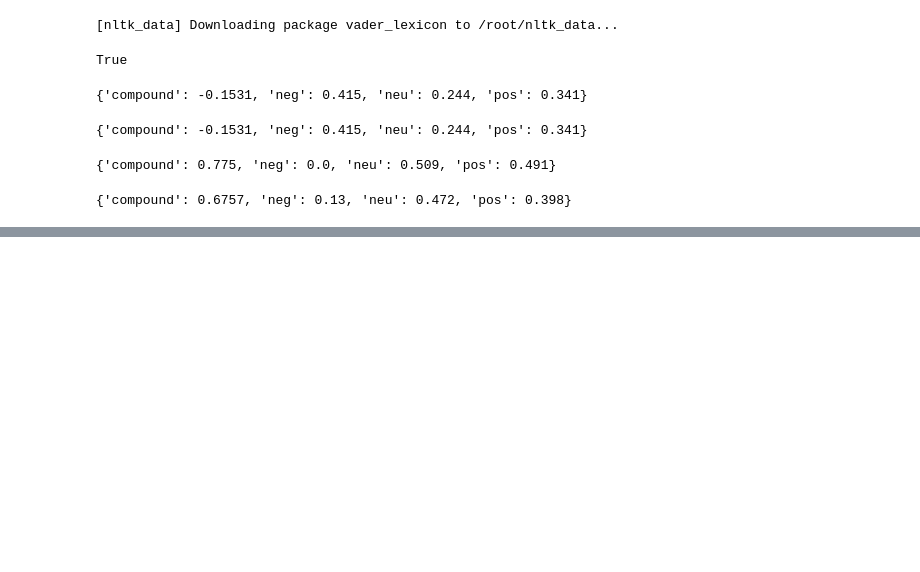
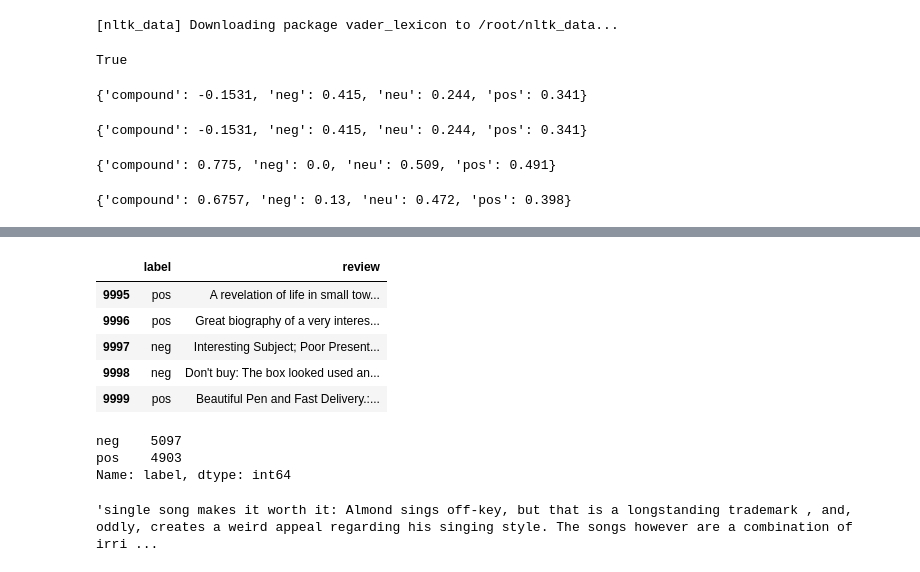
Before and after one commit to mralamdari/NLP-Sentiment-Analysis, a Jupyter notebook: NLP_Semantiment_Analysis.ipynb, the cells around one changed output, grey strips where cells are left out. Drawn from its saved outputs; the diff is of its cells as text; code cells hidden in the pictures; blank space fills up the shorter version.

```diff
--- a/NLP_Semantiment_Analysis.ipynb
+++ b/NLP_Semantiment_Analysis.ipynb
@@ -292,2 +305,17 @@ sid.polarity_scores(text)
 # %%
-df = pd.read_csv('ama')
+df = pd.read_csv('amazonreviews.tsv', sep='\t')
+# %%
+df.tail()
+# %% [output]
+|  | label | review |
+| 9995 | pos | A revelation of life in small tow... |
+| 9996 | pos | Great biography of a very interes... |
+| 9997 | neg | Interesting Subject; Poor Present... |
+| 9998 | neg | Don't buy: The box looked used an... |
+| 9999 | pos | Beautiful Pen and Fast Delivery.:... |
+# %%
+df['label'].value_counts()
+# %% [output]
+neg    5097
+pos    4903
+Name: label, dtype: int64
@@ -293,0 +328,5 @@ df = pd.read_csv('ama')
+# %%
+text = df.iloc[np.random.randint(0, len(df))].review
+text
+# %% [output]
+'single song makes it worth it: Almond sings off-key, but that is a longstanding trademark , and, oddly, creates a weird appeal regarding his singing style. The songs however are a combination of irri ...
```
Also changed, not shown: parts of 5 cells of this notebook.
